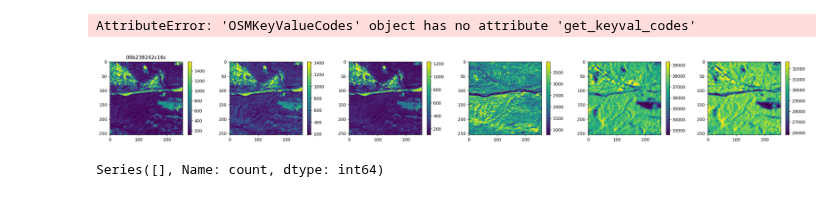
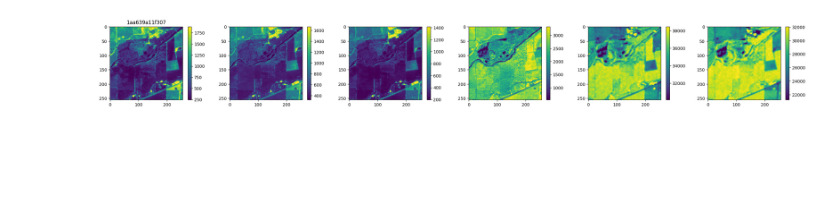
Before and after one commit to Clay-foundation/earth-text, a Jupyter notebook: notebooks/data/01 - make imgs + osmdata index.ipynb, the cells around one changed output. Saved outputs shown, nothing was run; the diff lists cells and outputs as text; code cells hidden in the pictures; blank space fills up the shorter version.

```diff
--- a/notebooks/data/01 - make imgs + osmdata index.ipynb
+++ b/notebooks/data/01 - make imgs + osmdata index.ipynb
@@ -241,9 +239,4 @@ def get_keyvalue_codes(self, keyvaluecodes):
-# %%
-get_keyvalue_codes(c, kv)
-# %% [output]
-AttributeError: 'OSMKeyValueCodes' object has no attribute 'get_keyval_codes'
 # %%
-c.read_img().read_osm()
 c.show()
 # %% [output]
-[figure, old version]
+[figure, new version]
@@ -271,4 +242,0 @@ def get_keyvals_count(self):
-# %%
-get_keyvals_count(c)
-# %% [output]
-Series([], Name: count, dtype: int64)
```
Also changed, not shown: parts of 27 cells of this notebook.
